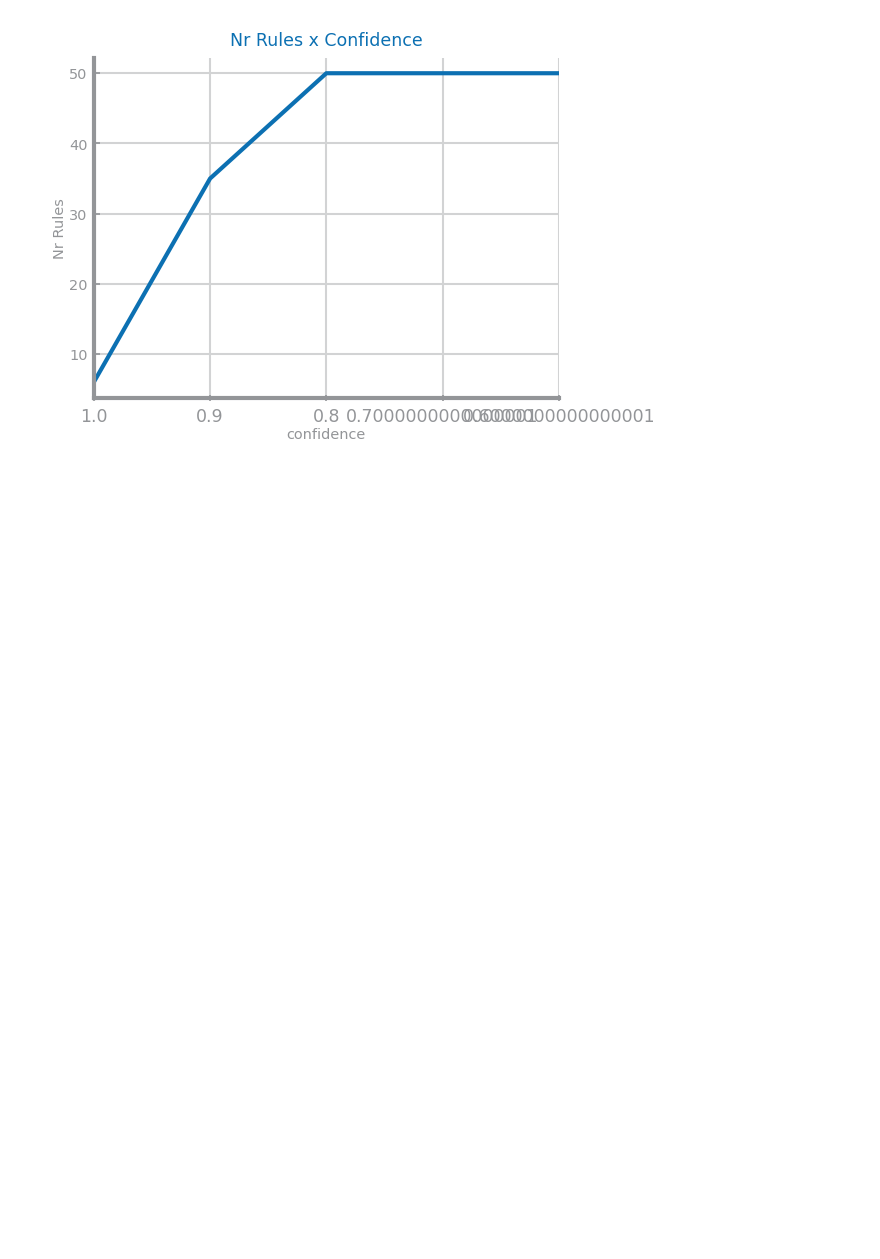
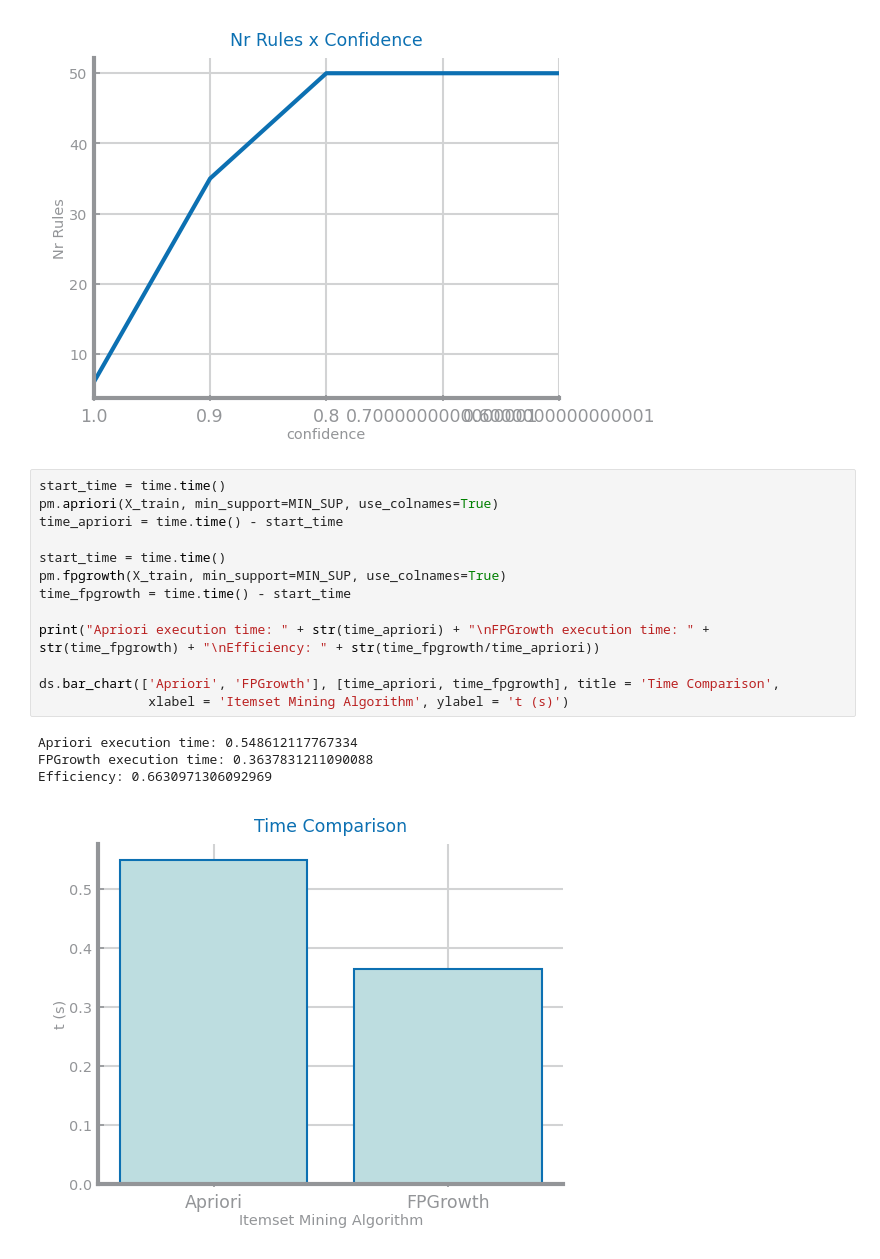
Before and after one commit to diogo-costa98/cdados, a Jupyter notebook: Pattern Mining/Lab8_qsar_oral_toxicity.ipynb, the cells around one changed output. Saved outputs shown, nothing was run; the diff lists cells and outputs as text; blank space fills up the shorter version.

```diff
--- a/Pattern Mining/Lab8_qsar_oral_toxicity.ipynb
+++ b/Pattern Mining/Lab8_qsar_oral_toxicity.ipynb
@@ -347,3 +324,21 @@ Analyse per confidence...
 [figure]
 [figure]
 [figure]
+# %%
+start_time = time.time()
+pm.apriori(X_train, min_support=MIN_SUP, use_colnames=True)
+time_apriori = time.time() - start_time
+
+start_time = time.time()
+pm.fpgrowth(X_train, min_support=MIN_SUP, use_colnames=True)
+time_fpgrowth = time.time() - start_time
+
+print("Apriori execution time: " + str(time_apriori) + "\nFPGrowth execution time: " + str(time_fpgrowth) + "\nEfficiency: " + str(time_fpgrowth/time_apriori))
+
+ds.bar_chart(['Apriori', 'FPGrowth'], [time_apriori, time_fpgrowth], title = 'Time Comparison',
+              xlabel = 'Itemset Mining Algorithm', ylabel = 't (s)')
+# %% [output]
+Apriori execution time: 0.548612117767334
+FPGrowth execution time: 0.3637831211090088
+Efficiency: 0.6630971306092969
+[figure, added]
```
Also changed, not shown: parts of 7 cells of this notebook, 3 other files.
